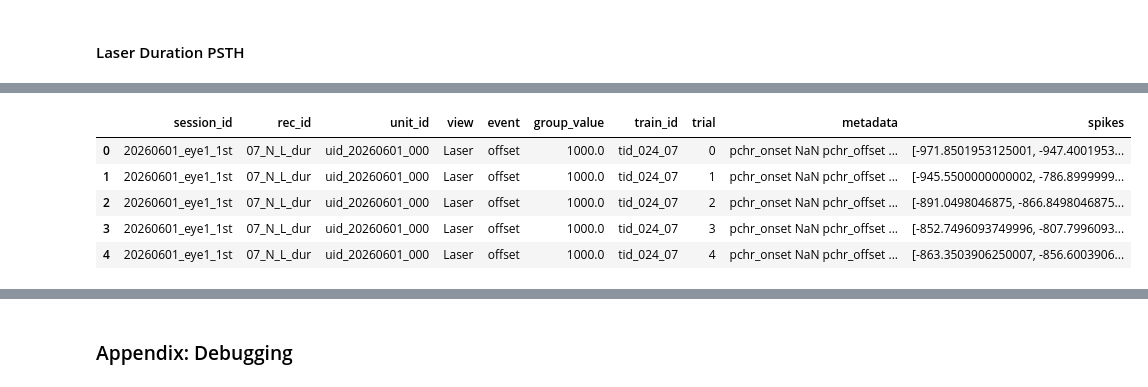
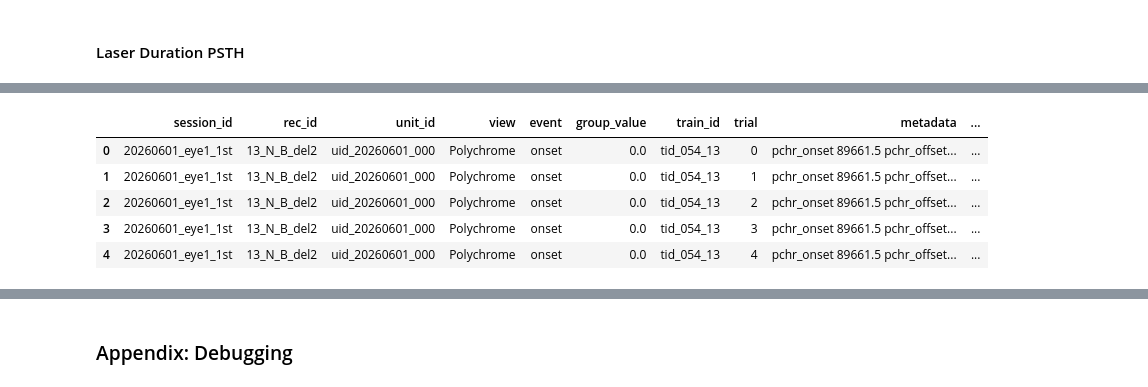
Before and after one commit to TRuikes/mea_experiments, a Jupyter notebook: pv_chip_aarhus/analysis/work_population_analysis.ipynb, the cells around one changed output, grey strips where cells are left out. Drawn from its saved outputs; the diff is of its cells as text; code cells hidden in the pictures.

```diff
--- a/pv_chip_aarhus/analysis/work_population_analysis.ipynb
+++ b/pv_chip_aarhus/analysis/work_population_analysis.ipynb
@@ -2357,7 +2357,7 @@ The following cells will
 # User settings
 # ==========================================
 
-protocol = "dur"
+protocol = "del2"
 # "pow"
 # "dur"
 # "freq"
@@ -2366,7 +2366,7 @@ protocol = "dur"
 # "longstim"
 # None (= all)
 
-stim_mode = "L"
+stim_mode = "B"
 # "P"
 # "L"
 # "B"
@@ -2377,7 +2377,7 @@ laser_mode = "N"
 # "LC"
 # None (= all)
 
-view = "Laser"
+view = "Polychrome"
 # "Laser"
 # "Polychrome"
 
@@ -2385,7 +2385,7 @@ include_units = "responding"
 # "responding"
 # "all"
 
-baseline_mode = "onset_baseline"
+baseline_mode = "pre_offset"
 # "onset_baseline"
 # "pre_offset"
 
@@ -2394,9 +2394,14 @@ event = "both"
 # "offset"
 # "both"
 
+psth_alignment = "both"
+# "onset"
+# "offset"
+# "both"
+
 # PSTH parameters
 
-analysis_window = (-500, 1000)
+analysis_window = (-500, 1500)
 
 bin_width = 20      # ms
 
@@ -2683,6 +2690,50 @@ for session_id in sorted(filtered_summary["session_id"].unique()):
 
                 metadata = row["metadata"]
 
+                # ----------------------------------
+                # Analysis view
+                # ----------------------------------
+
+                current_view = next(
+
+                    v
+
+                    for v in analysis_views
+
+                    if v["name"] == view
+
+                )
+
+                # ----------------------------------
+                # Stimulus windows
+                # ----------------------------------
+
+                alignment, stim_windows = (
+
+                    current_view["stim_windows"](metadata)
+
+                )
+
+                # ----------------------------------
+                # Unique stimulation pattern
+                # ----------------------------------
+
+                pattern_key = tuple(
+
+                    (
+
+                        int(round(start)),
+
+                        int(round(stop)),
+
+                        label,
+
+                    )
+
+                    for start, stop, label in stim_windows
+
+                )
+
                 view_spikes = all_spiketimes[view]
 
                 if train_id not in view_spikes:
@@ -2696,6 +2747,24 @@ for session_id in sorted(filtered_summary["session_id"].unique()):
                 # ----------------------------------
 
                 for trial_index, spiketrain in enumerate(trial_spikes):
+
+                    # ----------------------------------
+                    # Store both alignments
+                    # ----------------------------------
+
+                    onset_spikes = spiketrain
+
+                    offset_time = next(
+
+                        stop
+
+                        for _, stop, label in stim_windows
+
+                        if label == view
+
+                    )
+
+                    offset_spikes = spiketrain - offset_time
 
                     psth_rows.append(
 
@@ -2719,7 +2788,13 @@ for session_id in sorted(filtered_summary["session_id"].unique()):
 
                             "metadata": metadata,
 
-                            "spikes": spiketrain,
+                            "stim_windows": stim_windows,
+
+                            "pattern_key": pattern_key,
+
+                            "onset_spikes": onset_spikes,
+
+                            "offset_spikes": offset_spikes,
 
                         }
 
@@ -2763,6 +2838,6 @@ Conditions  : [np.float64(1.0), np.float64(5.0), np.float64(10.0), np.float64(30
-|  | session_id | rec_id | unit_id | view | event | group_value | train_id | trial | metadata | spikes |
-| 0 | 20260601_eye1_1st | 07_N_L_dur | uid_20260601_000 | Laser | offset | 1000.0 | tid_024_07 | 0 | pchr_onset NaN pchr_offset ... | [-971.8501953125001, -947.4001953... |
-| 1 | 20260601_eye1_1st | 07_N_L_dur | uid_20260601_000 | Laser | offset | 1000.0 | tid_024_07 | 1 | pchr_onset NaN pchr_offset ... | [-945.5500000000002, -786.8999999... |
-| 2 | 20260601_eye1_1st | 07_N_L_dur | uid_20260601_000 | Laser | offset | 1000.0 | tid_024_07 | 2 | pchr_onset NaN pchr_offset ... | [-891.0498046875, -866.8498046875... |
-| 3 | 20260601_eye1_1st | 07_N_L_dur | uid_20260601_000 | Laser | offset | 1000.0 | tid_024_07 | 3 | pchr_onset NaN pchr_offset ... | [-852.7496093749996, -807.7996093... |
-| 4 | 20260601_eye1_1st | 07_N_L_dur | uid_20260601_000 | Laser | offset | 1000.0 | tid_024_07 | 4 | pchr_onset NaN pchr_offset ... | [-863.3503906250007, -856.6003906... |
+|  | session_id | rec_id | unit_id | view | event | group_value | train_id | trial | metadata | ... |
+| 0 | 20260601_eye1_1st | 13_N_B_del2 | uid_20260601_000 | Polychrome | onset | 0.0 | tid_054_13 | 0 | pchr_onset 89661.5 pchr_offset... | ... |
+| 1 | 20260601_eye1_1st | 13_N_B_del2 | uid_20260601_000 | Polychrome | onset | 0.0 | tid_054_13 | 1 | pchr_onset 89661.5 pchr_offset... | ... |
+| 2 | 20260601_eye1_1st | 13_N_B_del2 | uid_20260601_000 | Polychrome | onset | 0.0 | tid_054_13 | 2 | pchr_onset 89661.5 pchr_offset... | ... |
+| 3 | 20260601_eye1_1st | 13_N_B_del2 | uid_20260601_000 | Polychrome | onset | 0.0 | tid_054_13 | 3 | pchr_onset 89661.5 pchr_offset... | ... |
+| 4 | 20260601_eye1_1st | 13_N_B_del2 | uid_20260601_000 | Polychrome | onset | 0.0 | tid_054_13 | 4 | pchr_onset 89661.5 pchr_offset... | ... |
```
Also changed, not shown: parts of 17 cells of this notebook.
